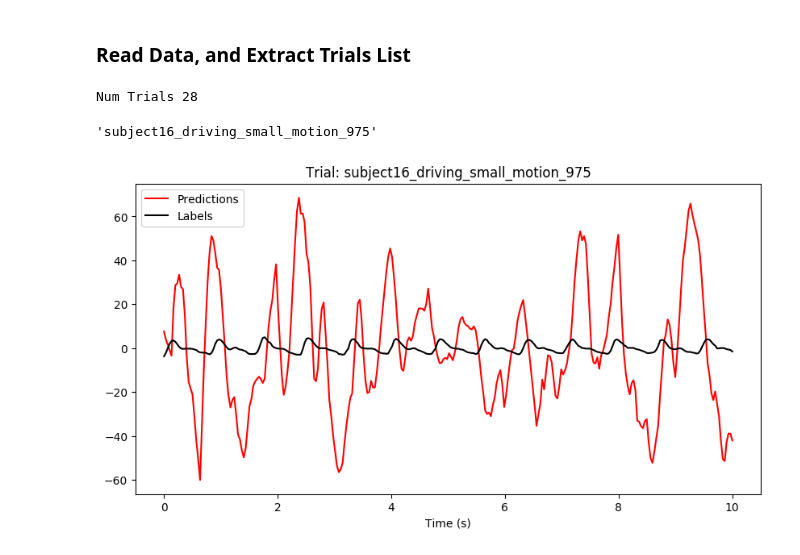
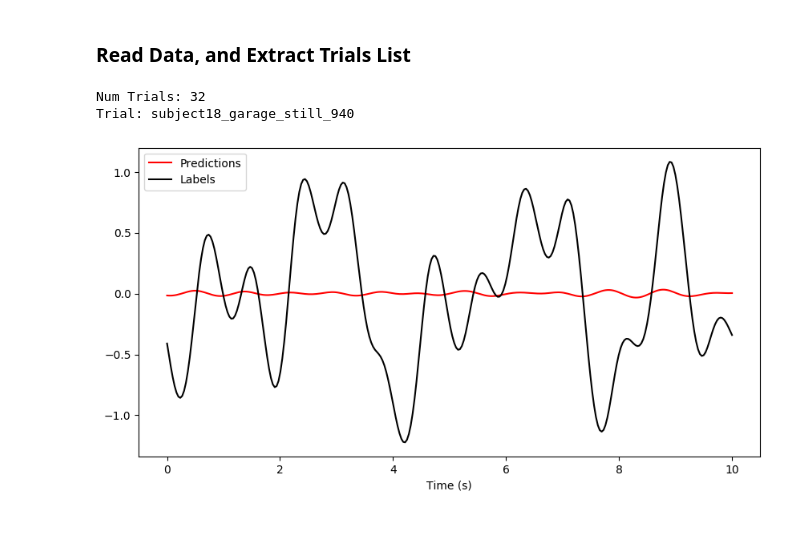
Before and after one commit to ubicomplab/rPPG-Toolbox, a Jupyter notebook: tools/output_signal_viz/data_out_viz.ipynb, the cells around one changed output. Cells and saved outputs as stored; diff of their text form; code cells hidden in the pictures; blank space fills up the shorter version.

```diff
--- a/tools/output_signal_viz/data_out_viz.ipynb
+++ b/tools/output_signal_viz/data_out_viz.ipynb
@@ -59,21 +59,16 @@ def _reform_data_from_dict(data, flatten=True):
 
 def _process_signal(signal, fs=30, diff_flag=True):
     # Detrend and filter
-
-    use_bandpass = False
+    use_bandpass = True
     if diff_flag:  # if the predictions and labels are 1st derivative of PPG signal.
         signal = _detrend(np.cumsum(signal), 100)
     else:
         signal = _detrend(signal, 100)
-
     if use_bandpass:
         # bandpass filter between [0.75, 2.5] Hz
         # equals [45, 150] beats per min
         [b, a] = butter(2, [0.75 / fs * 2, 2.5 / fs * 2], btype='bandpass')
         signal = scipy.signal.filtfilt(b, a, np.double(signal))
-
-    # signal = _standardized_label(signal)
-
     return signal
 
 def _detrend(input_signal, lambda_value):
@@ -90,20 +85,13 @@ def _detrend(input_signal, lambda_value):
     detrended_signal = np.dot(
         (H - np.linalg.inv(H + (lambda_value ** 2) * np.dot(D.T, D))), input_signal)
     return detrended_signal
-
-def _standardized_label(label):
-    """Z-score standardization for label signal."""
-    label = label - np.mean(label)
-    label = label / np.std(label)
-    label[np.isnan(label)] = 0
-    return label
 # %% [markdown]
 ### TODO: Variables To Set
 # %%
-data_out_path = '/mimer/NOBACKUP/groups/naiss2024-23-123/Dimitrios_Salvija/data/runs/exp/MR-NIRP_DiffNormalized-Standardized_DiffNormalized/saved_test_outputs/MR-NIRP_TSCAN_FOLD1_outputs.pickle'
-trial_idx = 10
+data_out_path = '/mimer/NOBACKUP/groups/naiss2024-23-123/Dimitrios_Salvija/data/runs/exp/MR-NIRP_Raw_Raw/saved_outputs/ICA_MR-NIRP_outputs.pickle'
+trial_idx = 12
 chunk_size = 300 # size of chunk to visualize: -1 will plot the entire signal
-chunk_num = 0
+chunk_num = 2
 # %% [markdown]
 ### Read Data, and Extract Trials List
 # %%
@@ -113,49 +101,38 @@ with open(data_out_path, 'rb') as f:
 
 # List of all video trials
 trial_list = list(data['predictions'].keys())
-print('Num Trials', len(trial_list))
+print('Num Trials:', len(trial_list))
+print('Trial:', trial_list[trial_idx])
 # %% [output]
-Num Trials 28
+Num Trials: 32
+Trial: subject18_garage_still_940
-# %%
-trial_list[trial_idx]
-# %% [output]
-'subject16_driving_small_motion_975'
 # %%
 # Reform label and prediction vectors from multiple trial chunks
 prediction = np.array(_reform_data_from_dict(data['predictions'][trial_list[trial_idx]]))
 label = np.array(_reform_data_from_dict(data['labels'][trial_list[trial_idx]]))
-
-def normalize_signal(signal):
-    signal_abs = np.abs(signal)
-    min_value = np.min(signal_abs)
-    max_value = np.max(signal_abs)
-
-    return (signal - min_value) / (max_value - min_value)
-
 
 # Read in meta-data from pickle file
 fs = data['fs'] # Video Frame Rate
 label_type = data['label_type'] # PPG Signal Transformation: `DiffNormalized` or `Standardized`
 diff_flag = (label_type == 'DiffNormalized')
 
 if chunk_size == -1:
     chunk_size = len(prediction)
     chunk_num = 0
 
 # Process label and prediction signals
 prediction = _process_signal(prediction, fs, diff_flag=diff_flag)
 label = _process_signal(label, fs, diff_flag=diff_flag)
-
 start = (chunk_num)*chunk_size
 stop = (chunk_num+1)*chunk_size
 samples = stop - start
 x_time = np.linspace(0, samples/fs, num=samples)
 
 plt.figure(figsize=(10,5))
 plt.plot(x_time, prediction[start:stop], color='r')
 plt.plot(x_time, label[start:stop], color='black')
-plt.title('Trial: ' + trial_list[trial_idx])
+# plt.title('Trial: ' + trial_list[trial_idx])
 plt.legend(['Predictions', 'Labels'])
 plt.xlabel('Time (s)');
 # %% [output]
-[figure, old version]
+[figure, new version]
```
Also changed, not shown: parts of 2 cells of this notebook, 11 other files.
